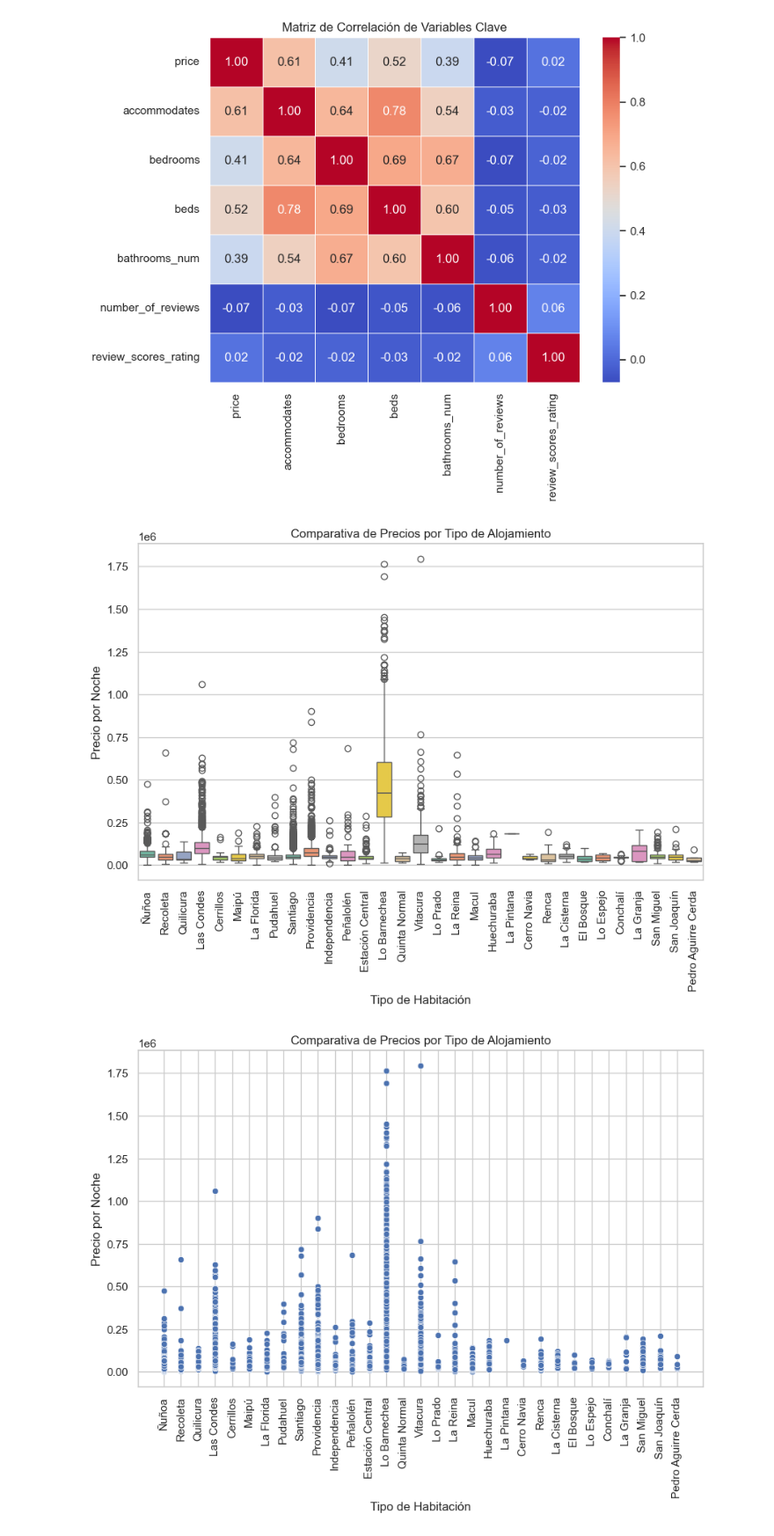
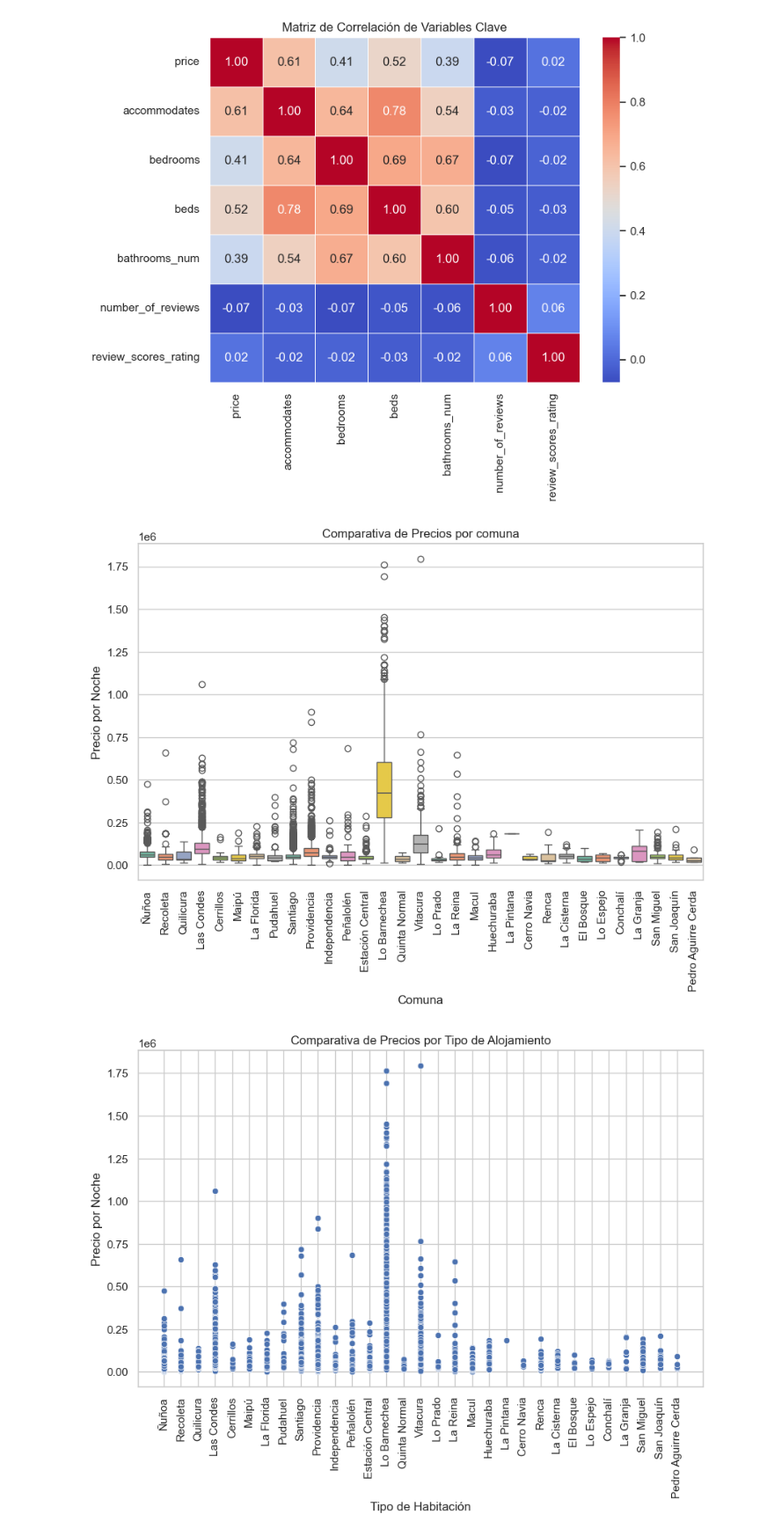
Before and after one commit to larpla19-pixel/airbnb-santiago, a Jupyter notebook: plantilla_ciencia_datos.ipynb, the cells around one changed output. Shown at 88% size. Cells and saved outputs as stored; diff of their text form; code cells hidden in the pictures.

```diff
--- a/plantilla_ciencia_datos.ipynb
+++ b/plantilla_ciencia_datos.ipynb
@@ -33,8 +37,22 @@ warnings.filterwarnings('ignore')
 # Configuración de gráficos
 sns.set_theme(style='whitegrid')
 plt.rcParams['figure.figsize'] = (10, 6)
+# %%
+# ==============================================================================
+# 1.2 Configuración de rutas del proyecto
+# ==============================================================================
+# El notebook vive en notebooks/, por eso la raíz del proyecto es un nivel arriba.
+RAIZ = Path("..")
+
+DATA_RAW = RAIZ / "data" / "raw"
+DATA_PROCESSED = RAIZ / "data" / "processed"
+MODELS_DIR = RAIZ / "models"
+
+# Crear las carpetas si todavía no existen
+for carpeta in [DATA_RAW, DATA_PROCESSED, MODELS_DIR]:
+    carpeta.mkdir(parents=True, exist_ok=True)
 # %%
-listings = pd.read_csv(r"C:\Users\lucas\Desktop\otros\Ciencia de datos\Airbnb\listings.csv")
+listings = pd.read_csv(DATA_RAW / "listings.csv")
 listings.head()
 # %% [output]
 |  | id | listing_url | scrape_id | last_scraped | source | name | description | neighborhood_overview | ... |
@@ -293,14 +311,14 @@ plt.show()
 # %%
 plt.figure(figsize=(10, 6))
 sns.boxplot(data=df, x='neighbourhood_cleansed', y='price', palette='Set2', legend=False)
 
-plt.title('Comparativa de Precios por Tipo de Alojamiento')
-plt.xlabel('Tipo de Habitación')
+plt.title('Comparativa de Precios por comuna')
+plt.xlabel('Comuna')
 plt.ylabel('Precio por Noche')
 plt.xticks(rotation=90)
 plt.show()
 # %% [output]
-[figure, old version]
+[figure, new version]
 # %%
 plt.figure(figsize=(10, 6))
 sns.scatterplot(data=df, x='neighbourhood_cleansed', y='price', palette='Set2', legend=False)
```
Also changed, not shown: parts of 16 cells of this notebook, 1 other file.
